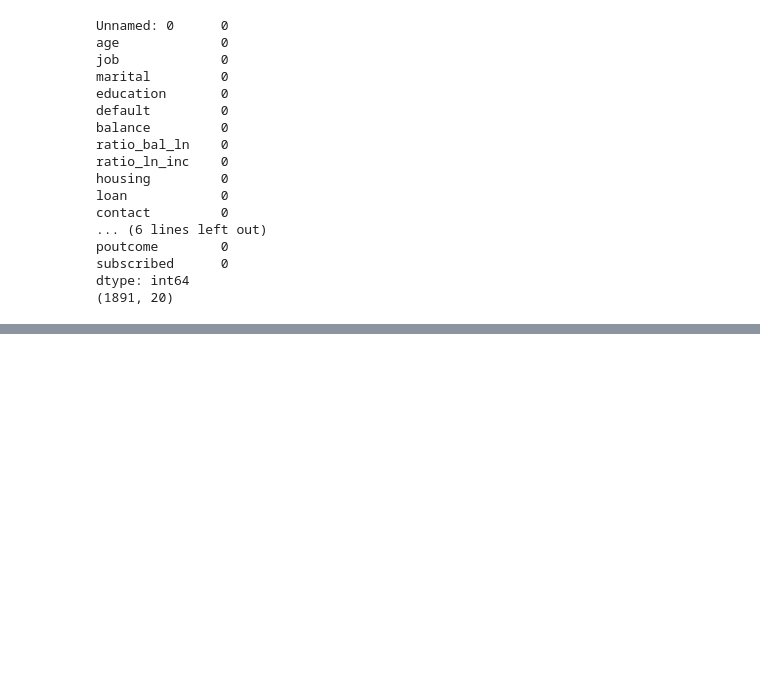
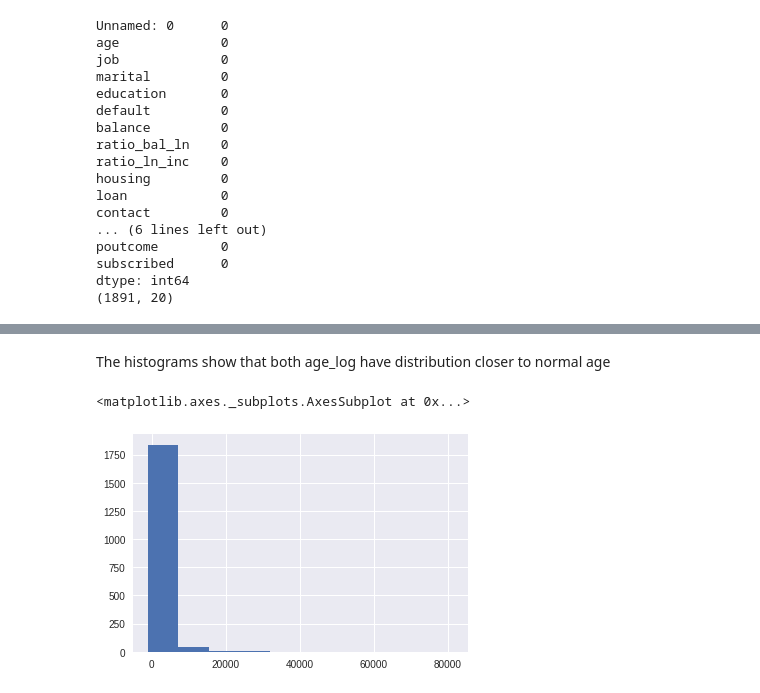
Before and after one commit to vipulpopat/MSCAI_Sem1_Etivity2, a Jupyter notebook: Etivity_2.ipynb, the cells around one changed output, grey strips where cells are left out. Cells and saved outputs as stored; diff of their text form; code cells hidden in the pictures; blank space fills up the shorter version.

```diff
--- a/Etivity_2.ipynb
+++ b/Etivity_2.ipynb
@@ -342,0 +375,7 @@ We have a bank dataframe with 1891 rows and 20 columns once missing values are h
+# %% [markdown]
+The histograms show that both age_log have distribution closer to normal age
+# %%
+df["balance"].hist()
+# %% [output]
+<matplotlib.axes._subplots.AxesSubplot at 0x...>
+[figure, added]
```
Also changed, not shown: parts of 18 cells of this notebook.
